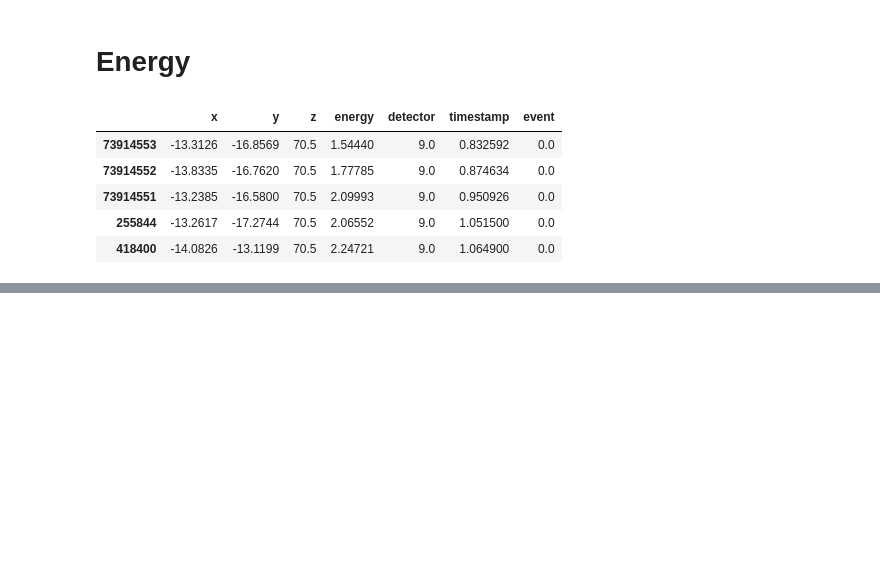
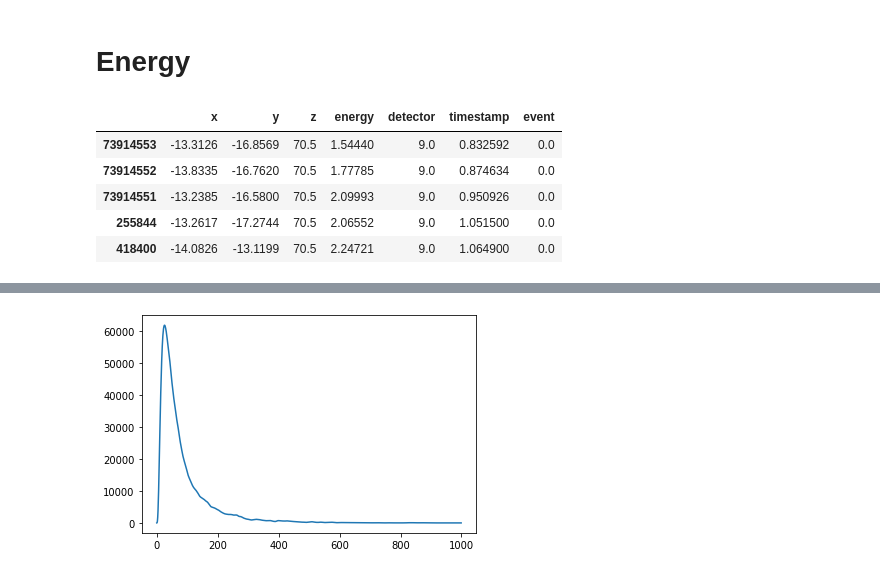
Before and after one commit to whiteRa2bit/hep_generative_models, a Jupyter notebook: notebooks/eda.ipynb, the cells around one changed output, grey strips where cells are left out. Saved outputs shown, nothing was run; the diff lists cells and outputs as text; code cells hidden in the pictures; blank space fills up the shorter version.

```diff
--- a/notebooks/eda.ipynb
+++ b/notebooks/eda.ipynb
@@ -71,0 +96,18 @@ energies = np.cumsum(cur_df['energy']).values
+# %%
+def build_kernel(x_cur, energy, x_min=0, x_max=500, norm_coef=500):
+    kernel =  lambda x: ((x - x_cur)**2)/np.exp((x - x_cur)/norm_coef)
+    x_linspace = np.linspace(x_min, x_max, x_max - x_min)
+    y_linspace = energy * np.array(list(map(kernel, x_linspace)))
+    y_linspace[:x_cur] = np.zeros(x_cur)
+#     plt.plot(x_linspace, y_linspace)
+#     plt.show()
+    return y_linspace
+# %%
+result = np.zeros(len(step_energies))
+for x_cur, energy in enumerate(step_energies):
+    y_cur = build_kernel(x_cur, energy, x_min=0, x_max=len(step_energies), norm_coef=5)
+    result += y_cur
+plt.plot(result)
+plt.show()
+# %% [output]
+[figure, added]
```
Also changed, not shown: parts of 8 cells of this notebook.
